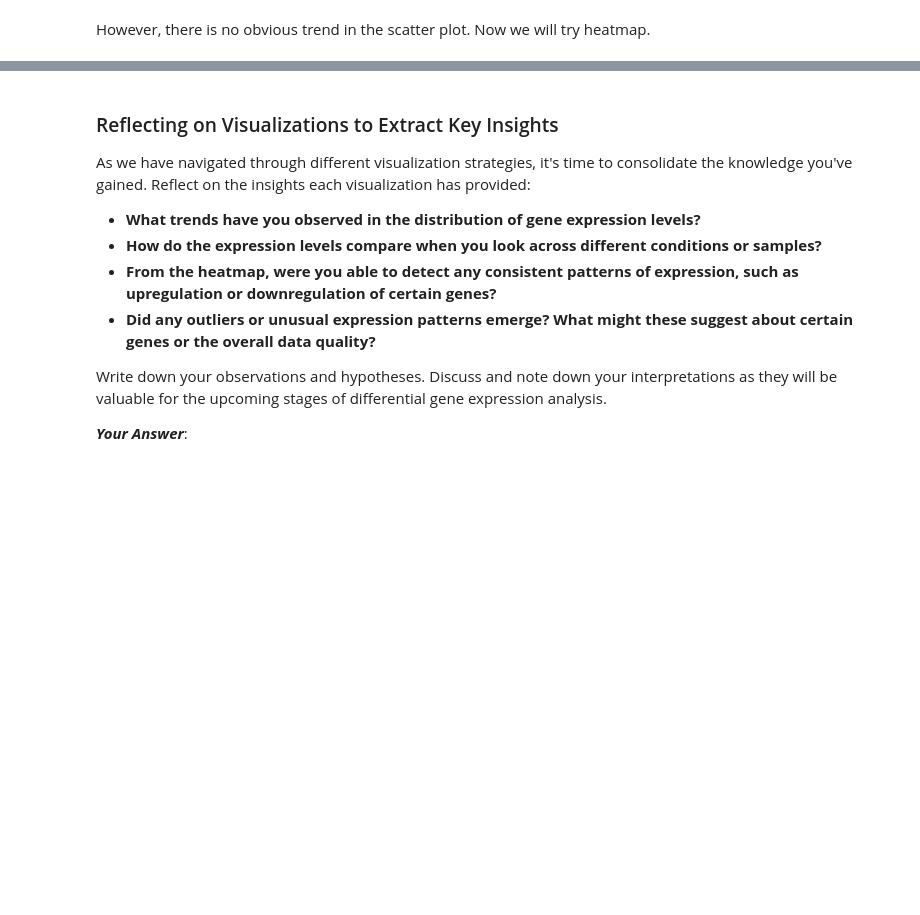
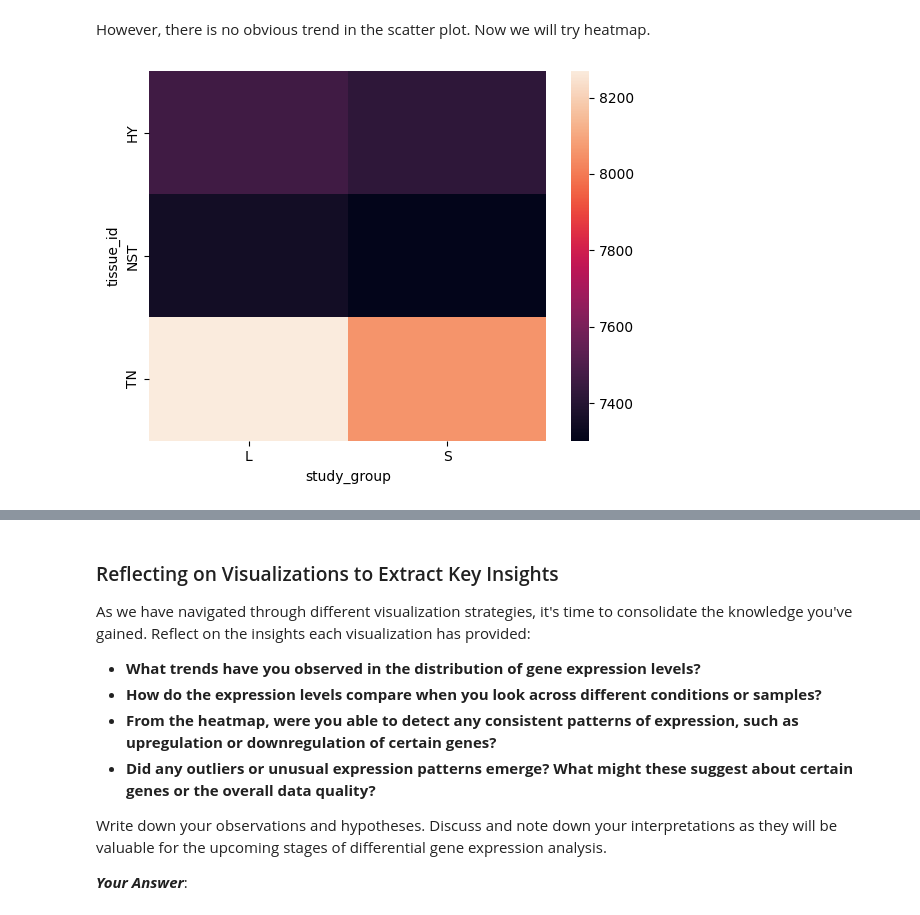
Before and after one commit to alirezanobakht13/Intro-bioinformatics, a Jupyter notebook: tasks/the-songbird-study/SongBirdStudy.ipynb, the cells around one changed output, grey strips where cells are left out. Saved outputs shown, nothing was run; the diff lists cells and outputs as text; code cells hidden in the pictures; blank space fills up the shorter version.

Commit message:
Add study group social setting heatmap

```diff
--- a/tasks/the-songbird-study/SongBirdStudy.ipynb
+++ b/tasks/the-songbird-study/SongBirdStudy.ipynb
@@ -787,3 +787,33 @@ plt.show()
 It seems that outlier genes are removed. It worth mentioning that removing those genes doesn't mean they are junk data. there may be some specific property related to them that make them activated only in certain situations, or it can be just an error during the experiment.
 # %% [markdown]
 However, there is no obvious trend in the scatter plot. Now we will try heatmap.
+# %%
+import pandas as pd
+import seaborn as sns
+import matplotlib.pyplot as plt
+from sklearn.decomposition import PCA
+from sklearn.preprocessing import StandardScaler
+
+# Load the normalized dataset
+df = pd.read_csv('./dataset/normalized_dataset.csv')
+df = df.dropna(axis=1)
+
+md = [ # meta data column
+    'sample_id',
+    'tissue_id',
+    'social_settting',
+    'study_group',
+]
+
+study_tissue_df = df.drop(columns=[md[0],md[2]])
+tissues = ['HY', 'TN', 'NST']
+for t in tissues:
+    study_tissue_df.loc[study_tissue_df['tissue_id'].str.startswith(t), 'tissue_id'] = t
+
+study_tissue_df = study_tissue_df.groupby(['tissue_id', 'study_group']).mean().reset_index()
+study_tissue_data = study_tissue_df.drop(columns=['tissue_id', 'study_group'])
+study_tissue_df.insert(2,'value',study_tissue_data.mean(axis=1))
+sns.heatmap(study_tissue_df.pivot(index='tissue_id',columns='study_group', values='value'))
+plt.show()
+# %% [output]
+[figure, added]
```
Also changed, not shown: parts of 4 cells of this notebook.
